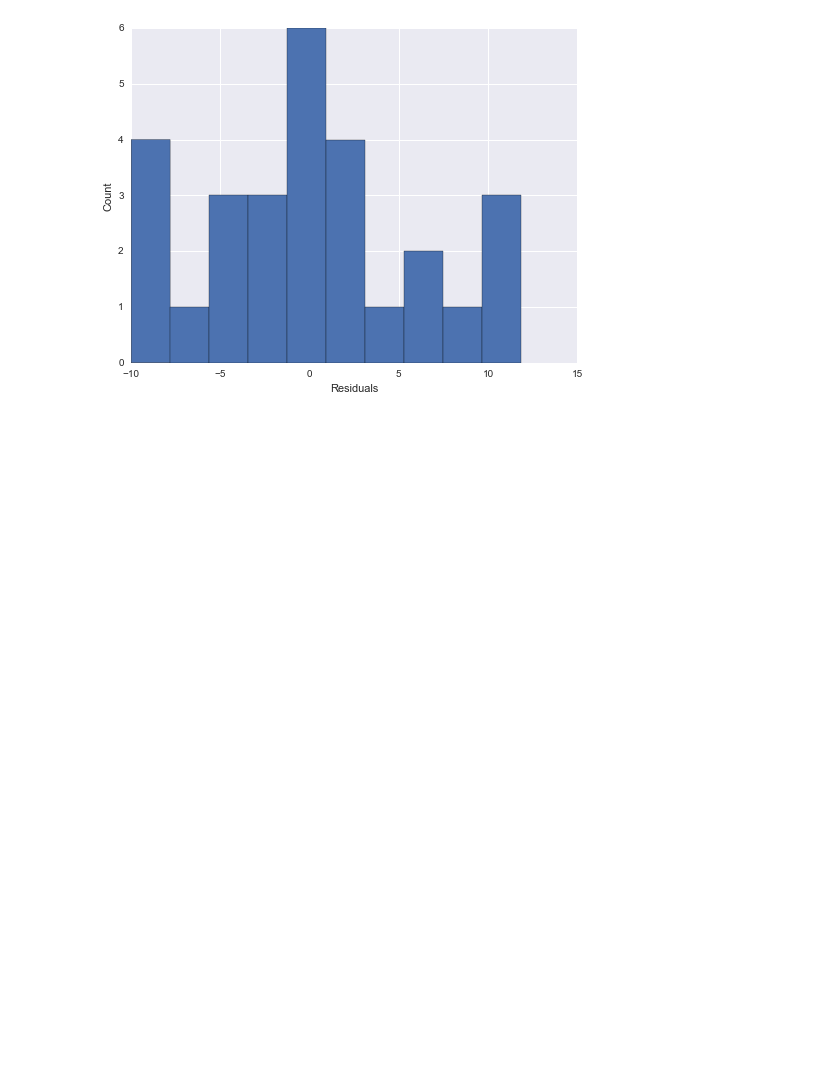
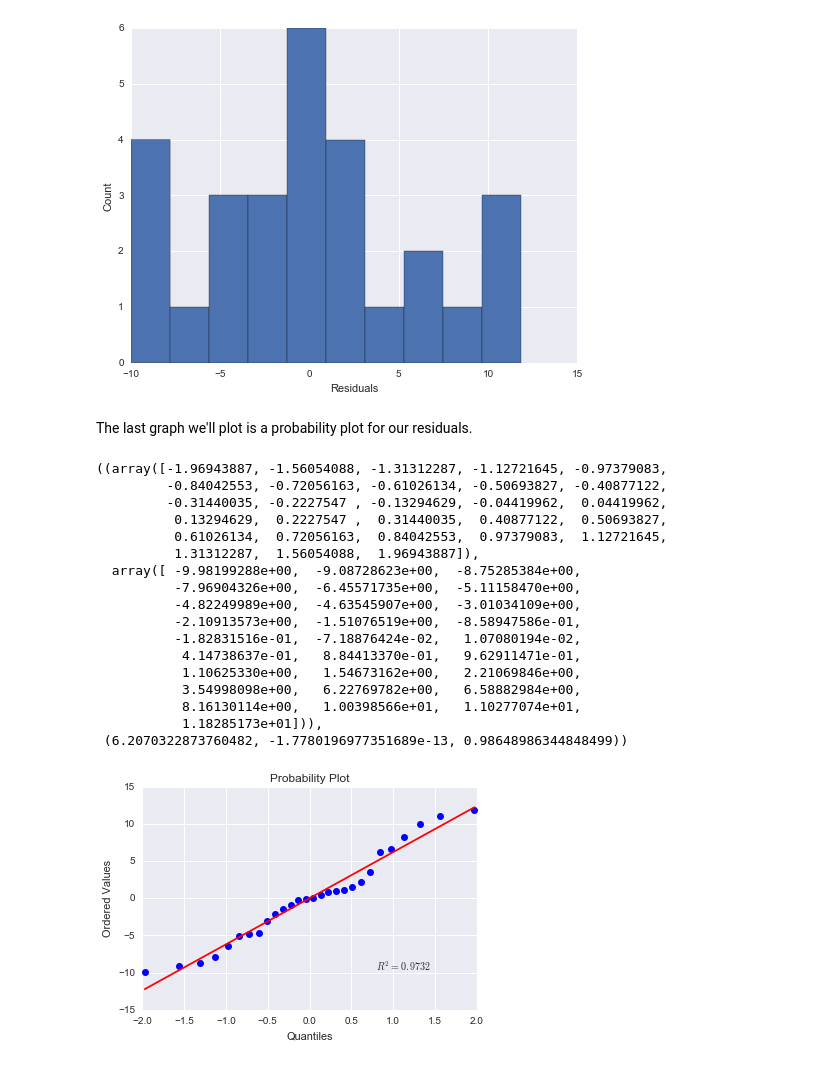
Before and after one commit to gagejustins/NBA, a Jupyter notebook: NBA_linear_single.ipynb, the cells around one changed output. Cells and saved outputs as stored; diff of their text form; code cells hidden in the pictures; blank space fills up the shorter version.

Commit message:
Added probability plot

```diff
--- a/NBA_linear_single.ipynb
+++ b/NBA_linear_single.ipynb
@@ -189,3 +192,26 @@ plt.ylabel("Count")
 # %% [output]
 <matplotlib.text.Text at 0x...>
 [figure]
+# %% [markdown]
+The last graph we'll plot is a probability plot for our residuals.
+# %%
+stats.probplot(regDef_clean.resid, plot=plt)
+# %% [output]
+((array([-1.96943887, -1.56054088, -1.31312287, -1.12721645, -0.97379083,
+         -0.84042553, -0.72056163, -0.61026134, -0.50693827, -0.40877122,
+         -0.31440035, -0.2227547 , -0.13294629, -0.04419962,  0.04419962,
+          0.13294629,  0.2227547 ,  0.31440035,  0.40877122,  0.50693827,
+          0.61026134,  0.72056163,  0.84042553,  0.97379083,  1.12721645,
+          1.31312287,  1.56054088,  1.96943887]),
+  array([ -9.98199288e+00,  -9.08728623e+00,  -8.75285384e+00,
+          -7.96904326e+00,  -6.45571735e+00,  -5.11158470e+00,
+          -4.82249989e+00,  -4.63545907e+00,  -3.01034109e+00,
+          -2.10913573e+00,  -1.51076519e+00,  -8.58947586e-01,
+          -1.82831516e-01,  -7.18876424e-02,   1.07080194e-02,
+           4.14738637e-01,   8.84413370e-01,   9.62911471e-01,
+           1.10625330e+00,   1.54673162e+00,   2.21069846e+00,
+           3.54998098e+00,   6.22769782e+00,   6.58882984e+00,
+           8.16130114e+00,   1.00398566e+01,   1.10277074e+01,
+           1.18285173e+01])),
+ (6.2070322873760482, -1.7780196977351689e-13, 0.98648986344848499))
+[figure, added]
```
Also changed, not shown: parts of 4 cells of this notebook.
